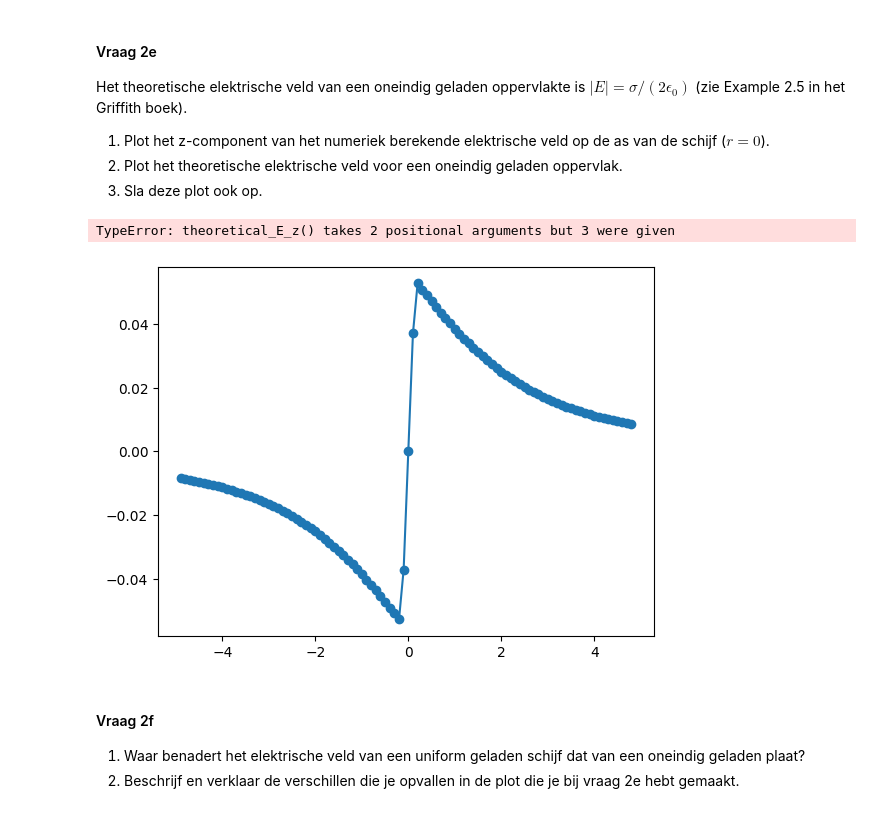
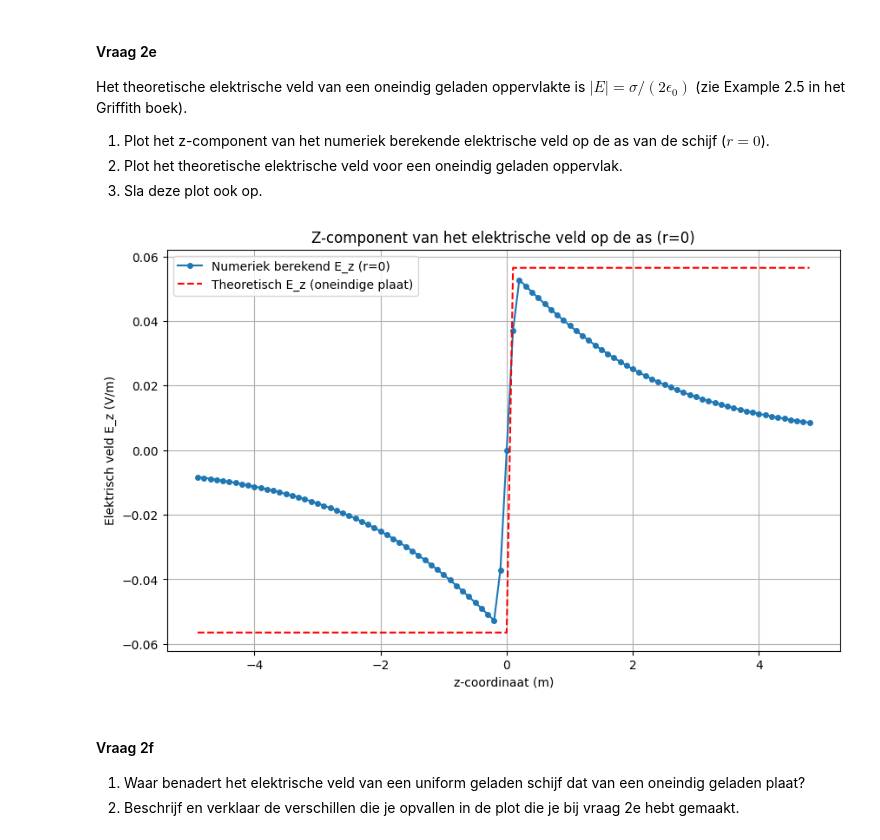
Before and after one commit to DRoelse/Daniel-Def-D, a Jupyter notebook: DigitaleOntwerpopdrachten/1CondensatorOpdracht/CondensatorOntwerpopdracht.ipynb, the cells around one changed output. Cells and saved outputs as stored; diff of their text form; code cells hidden in the pictures.

```diff
--- a/DigitaleOntwerpopdrachten/1CondensatorOpdracht/CondensatorOntwerpopdracht.ipynb
+++ b/DigitaleOntwerpopdrachten/1CondensatorOpdracht/CondensatorOntwerpopdracht.ipynb
@@ -268,21 +268,51 @@ Het theoretische elektrische veld van een oneindig geladen oppervlakte is $|E| =
 2. Plot het theoretische elektrische veld voor een oneindig geladen oppervlak.
 3. Sla deze plot ook op.
 # %%
-E_z = Ez[:, ind_r_zero]
-def theoretical_E_z(sigma, epsilon0):
-    return np.abs((sigma / (2 * epsilon0)) )
-plt.figure()
-plt.plot(z_for_E, E_z, "o-", label="numeriek elektrisch veld")
-plt.plot(z_for_E, theoretical_E_z(z_for_E, ladingsdichtheid, epsilon0), "r-", label="theoretisch elektrisch veld")
-plt.xlabel("z (m)")
-plt.ylabel("Elektrisch veld E (V/m)")
-plt.title("Elektrisch veld als functie van z bij r ≈ 0")
-plt.grid()
+
+# Bepaal de oppervlakteladingsdichtheid (sigma)
+# op basis van de puntlading en de afstand hiertussen in het grid
+sigma = charge_one_point / (inter_charge_distance**2)
+
+# Bereken het theoretische E-veld van een oneindig geladen plaat
+# E = sigma / (2 * epsilon0)
+E_theoretical = np.ones_like(z_for_E) * (sigma / (2 * epsilon0))
+
+# Let op: het elektrische veld wijst van de positief geladen plaat af.
+# Onder de plaat (z < z_coord_DISK) is het E-veld dus negatief.
+E_theoretical[z_for_E < z_coord_DISK] *= -1
+
+# Zoek de index van de centrale as (r = 0) in de r_for_E array
+# (r_for_E is r[1:-1], dus we zoeken de index met de kleinste absolute waarde)
+r_index_0 = np.argmin(np.abs(r_for_E))
+
+# Selecteer het numerieke z-component van het E-veld op r = 0
+# Aanname: Ez is een 2D array met vorm (len(z_for_E), len(r_for_E)) of vice versa.
+# Mocht de array andersom opgebouwd zijn, verwissel dan de indexering naar Ez[r_index_0, :]
+Ez_r0 = Ez[:, r_index_0]
+
+# Maak de figure aan
+plt.figure(figsize=(10, 6))
+
+# Vraag 2e.1: Plot het z-component van het numerieke veld
+plt.plot(z_for_E, Ez_r0, label='Numeriek berekend E_z (r=0)', marker='o', linestyle='-', markersize=4)
+
+# Vraag 2e.2: Plot het theoretische elektrische veld
+plt.plot(z_for_E, E_theoretical, label='Theoretisch E_z (oneindige plaat)', color='red', linestyle='--')
+
+# Voeg opmaak en labels toe voor de duidelijkheid
+plt.title('Z-component van het elektrische veld op de as (r=0)')
+plt.xlabel('z-coordinaat (m)')
+plt.ylabel('Elektrisch veld E_z (V/m)')
+plt.grid(True)
 plt.legend()
+
+# Vraag 2e.3: Sla de plot op
+plt.savefig('Vraag_2e_Elektrisch_Veld_Vergelijking.png', dpi=300, bbox_inches='tight')
+
+# Laat de plot zien
 plt.show()
 # %% [output]
-TypeError: theoretical_E_z() takes 2 positional arguments but 3 were given
-[figure, old version]
+[figure, new version]
 # %% [markdown]
 #### Vraag 2f
 1. Waar benadert het elektrische veld van een uniform geladen schijf dat van een oneindig geladen plaat?
```
Also changed, not shown: 1 other file.
